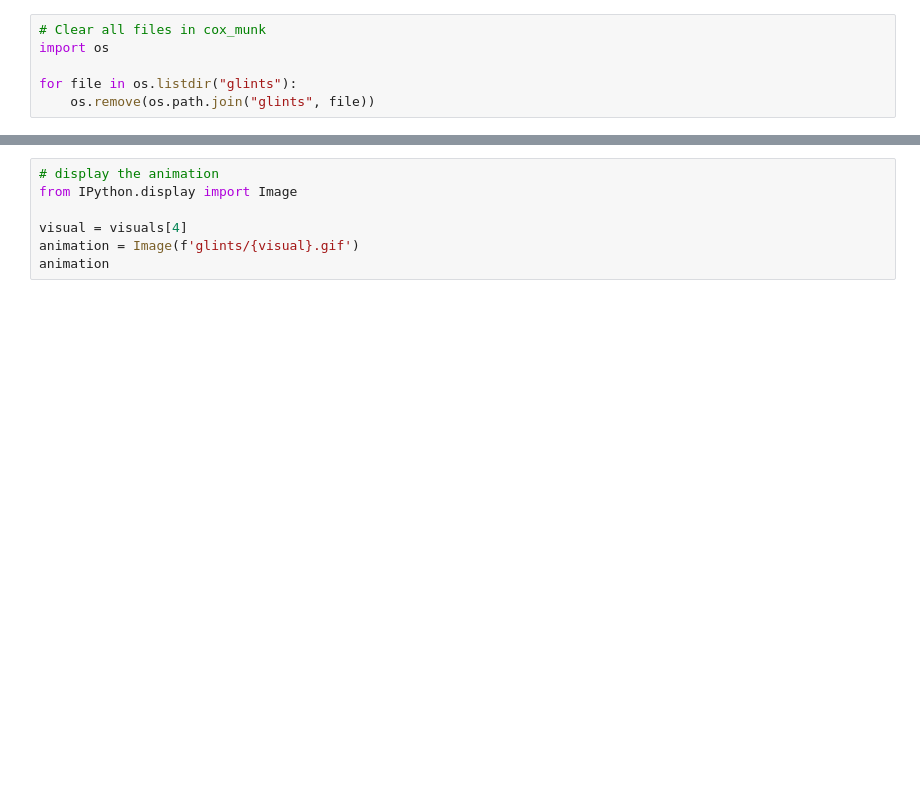
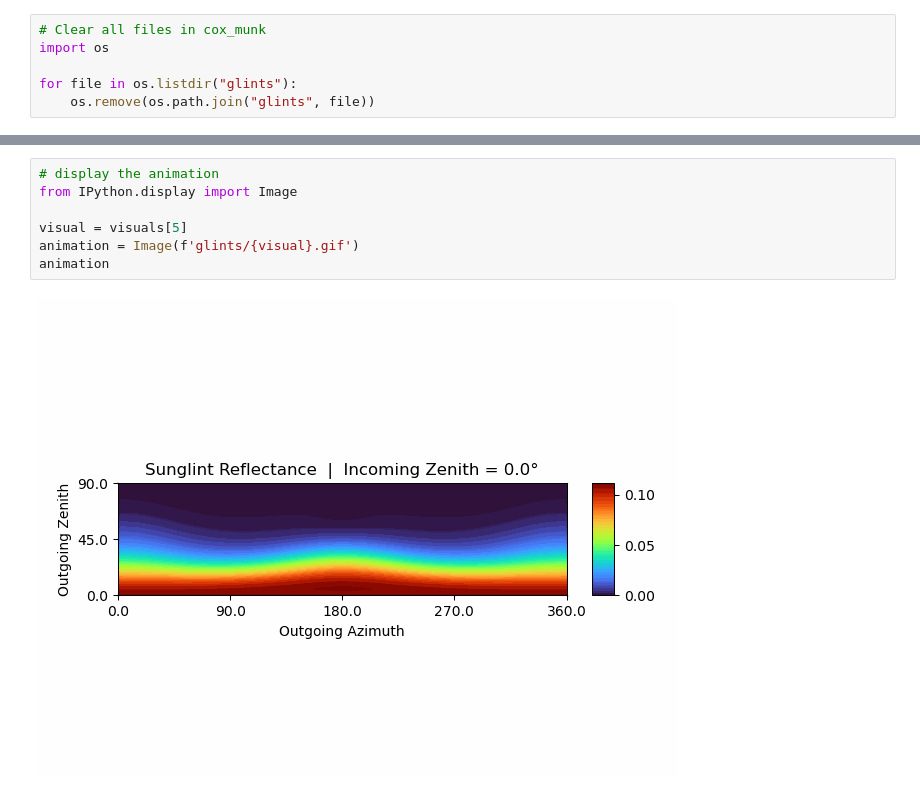
Before and after one commit to PolyRocketMatt/eradiate, a Jupyter notebook: notebooks/sunglint.ipynb, the cells around one changed output, grey strips where cells are left out. Saved outputs shown, nothing was run; the diff lists cells and outputs as text; blank space fills up the shorter version.

```diff
--- a/notebooks/sunglint.ipynb
+++ b/notebooks/sunglint.ipynb
@@ -245,9 +287,11 @@ for visual in visuals:
 # %%
 # display the animation
 from IPython.display import Image
 
-visual = visuals[4]
+visual = visuals[5]
 animation = Image(f'glints/{visual}.gif')
 animation
+# %% [output]
+[figure, added]
 # %%
 # View a certain frame of the animation
```
Also changed, not shown: parts of 7 cells of this notebook.
